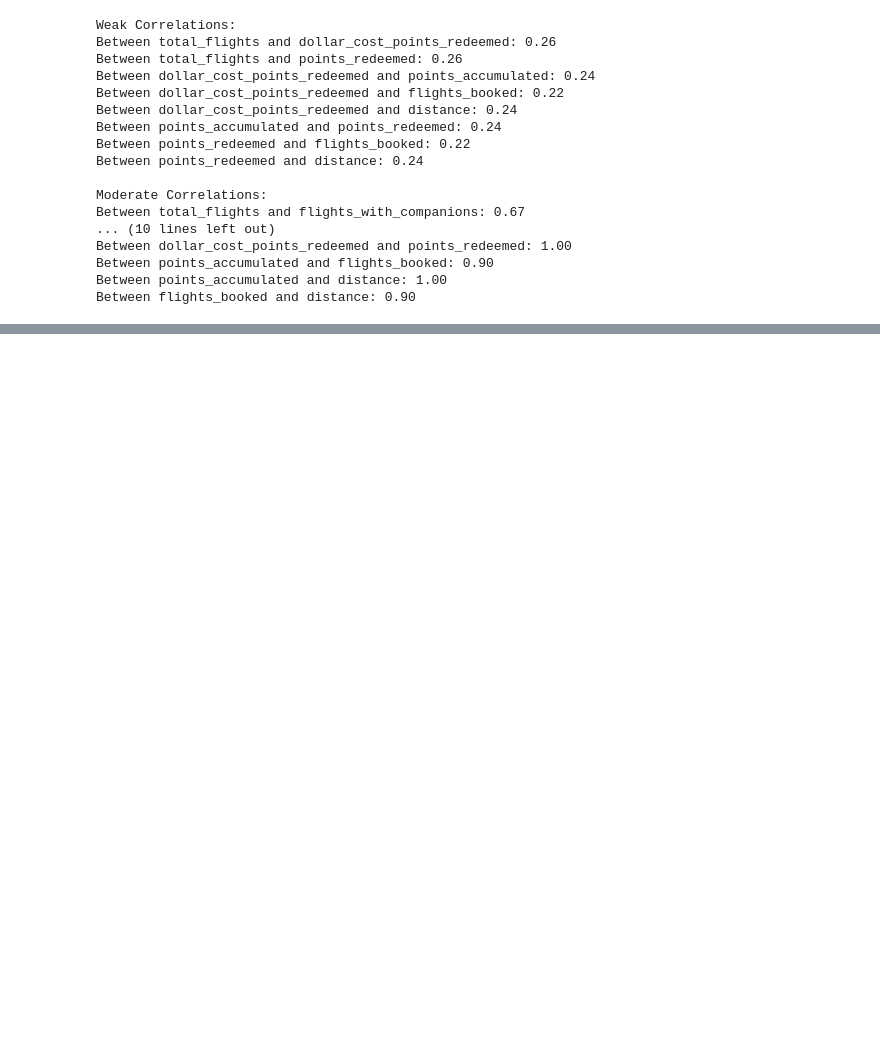
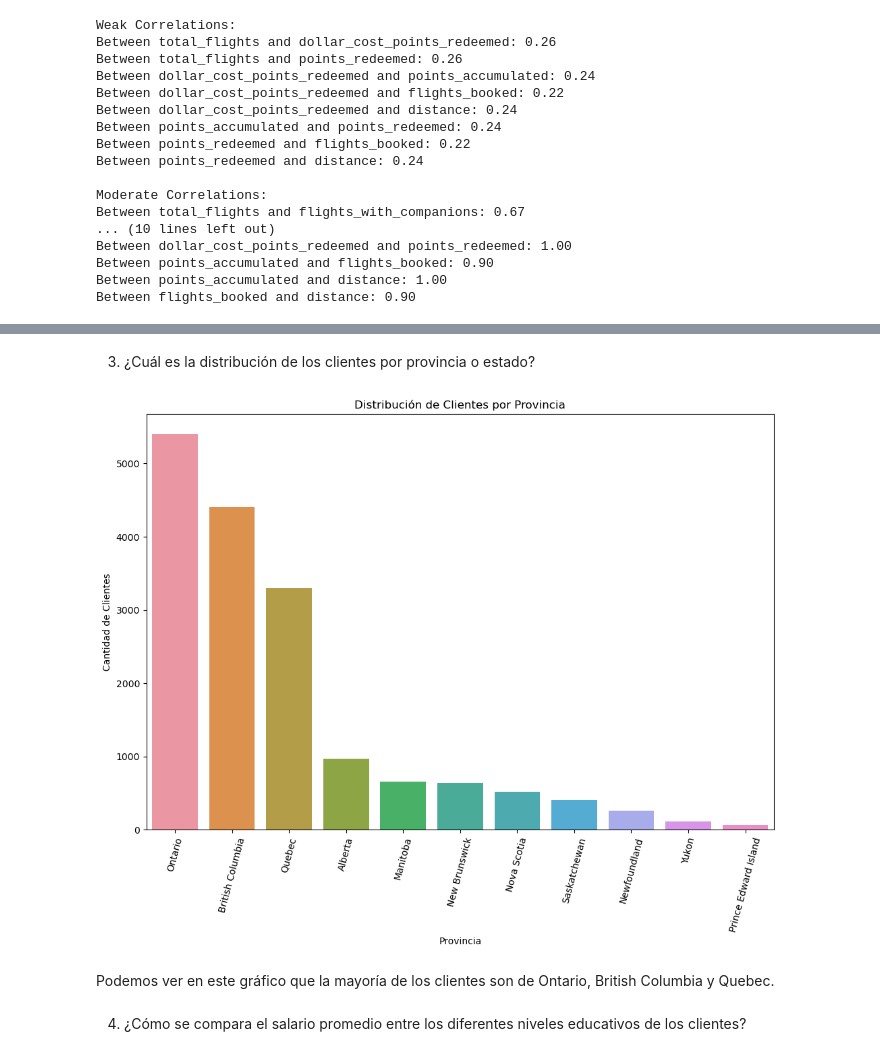
Before and after one commit to Adalab/bda-modulo-3-evaluacion-final-MaPitelli, a Jupyter notebook: jupyters/phase_2.ipynb, the cells around one changed output, grey strips where cells are left out. Drawn from its saved outputs; the diff is of its cells as text; code cells hidden in the pictures; blank space fills up the shorter version.

```diff
--- a/jupyters/phase_2.ipynb
+++ b/jupyters/phase_2.ipynb
@@ -195,0 +214,25 @@ Como podemos observar hay una correlación máxima entre points_accumulated and
+# %% [markdown]
+3. ¿Cuál es la distribución de los clientes por provincia o estado?
+# %%
+# Configuración de tamaño de la figura
+plt.figure(figsize=(12, 8))
+
+# Creamos un gráfico de barras
+sns.countplot(data=df_history, x='province', order=df_history['province'].value_counts().index)
+
+# Rotar etiquetas del eje x para mejor visualización
+plt.xticks(rotation=75)
+
+# Añadir títulos y etiquetas
+plt.title('Distribución de Clientes por Provincia')
+plt.xlabel('Provincia')
+plt.ylabel('Cantidad de Clientes')
+
+# Mostrar el gráfico
+plt.show()
+# %% [output]
+[figure, added]
+# %% [markdown]
+Podemos ver en este gráfico que la mayoría de los clientes son de Ontario, British Columbia y Quebec.
+# %% [markdown]
+4. ¿Cómo se compara el salario promedio entre los diferentes niveles educativos de los clientes?
```
Also changed, not shown: parts of 5 cells of this notebook.
